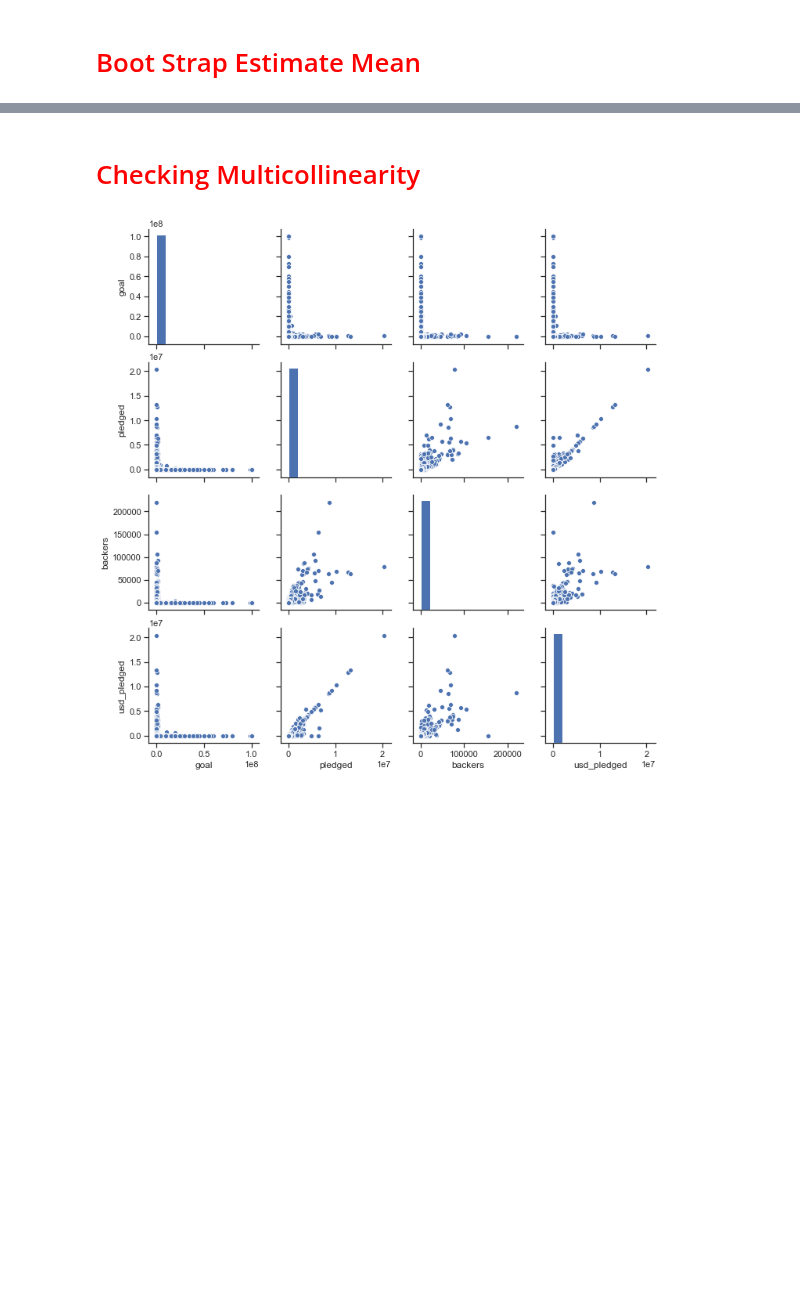
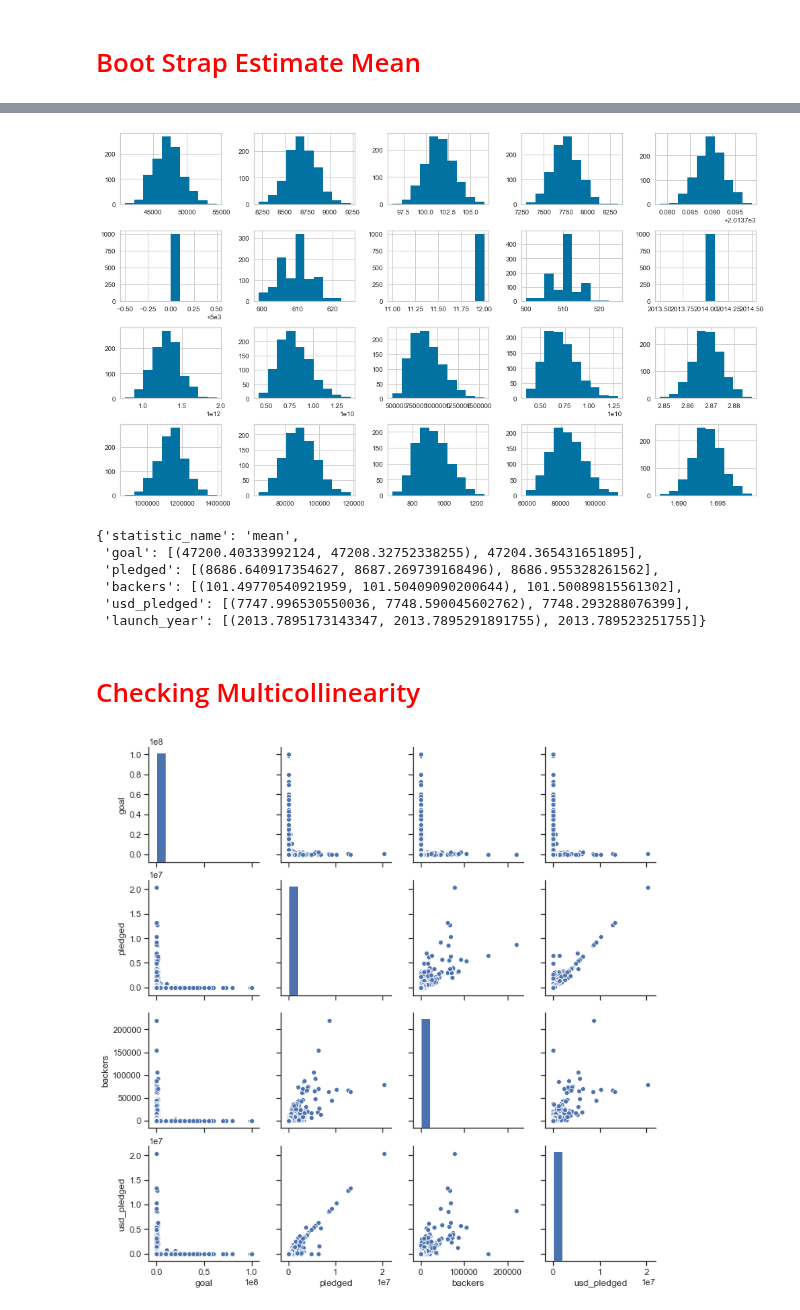
Before and after one commit to LaurentStar/Kick-Starter-Analysis, a Jupyter notebook: Exploratory_Data_Analysis.ipynb, the cells around one changed output, grey strips where cells are left out. Saved outputs shown, nothing was run; the diff lists cells and outputs as text; code cells hidden in the pictures; blank space fills up the shorter version.

Commit message:
Confidence interval function and new hist gram plots

```diff
--- a/Exploratory_Data_Analysis.ipynb
+++ b/Exploratory_Data_Analysis.ipynb
@@ -549,3 +583,49 @@ boot = None
+# %%
+std['goal'] = np.array(std['goal'])
+std['pledged'] = np.array(std['pledged'])
+std['backers'] = np.array(std['backers'])
+std['usd_pledged'] = np.array(std['usd_pledged'])
+std['launch_year'] = np.array(std['launch_year'])
+
+
+var['goal'] = np.array(var['goal'])
+var['pledged'] = np.array(var['pledged'])
+var['backers'] = np.array(var['backers'])
+var['usd_pledged'] = np.array(var['usd_pledged'])
+var['launch_year'] = np.array(var['launch_year'])
+
+mean['goal'] = np.array(mean['goal'])
+mean['pledged'] = np.array(mean['pledged'])
+mean['backers'] = np.array(mean['backers'])
+mean['usd_pledged'] = np.array(mean['usd_pledged'])
+mean['launch_year'] = np.array(mean['launch_year'])
+
+median['goal'] = np.array(median['goal'])
+median['pledged'] = np.array(median['pledged'])
+median['backers'] = np.array(median['backers'])
+median['usd_pledged'] = np.array(median['usd_pledged'])
+median['launch_year'] = np.array(median['launch_year'])
+# %%
+fig, ax = plt.subplots(nrows=4, ncols=5, figsize=(14, 8))
+
+
+for index, col in enumerate(mean.keys()):
+    ax[0][index].hist(mean[col])
+    ax[1][index].hist(median[col])
+    ax[2][index].hist(var[col])
+    ax[3][index].hist(std[col])
+    plt.tight_layout();
+# %% [output]
+[figure, added]
+# %%
+ci_and_point_estimate(mean, 'mean')
+# %% [output]
+{'statistic_name': 'mean',
+ 'goal': [(47200.40333992124, 47208.32752338255), 47204.365431651895],
+ 'pledged': [(8686.640917354627, 8687.269739168496), 8686.955328261562],
+ 'backers': [(101.49770540921959, 101.50409090200644), 101.50089815561302],
+ 'usd_pledged': [(7747.996530550036, 7748.590045602762), 7748.293288076399],
+ 'launch_year': [(2013.7895173143347, 2013.7895291891755), 2013.789523251755]}
 # %% [markdown]
 # <span style="color:red"> Checking Multicollinearity</span>
 # %%
```
Also changed, not shown: parts of 7 cells of this notebook, 1 other file.
